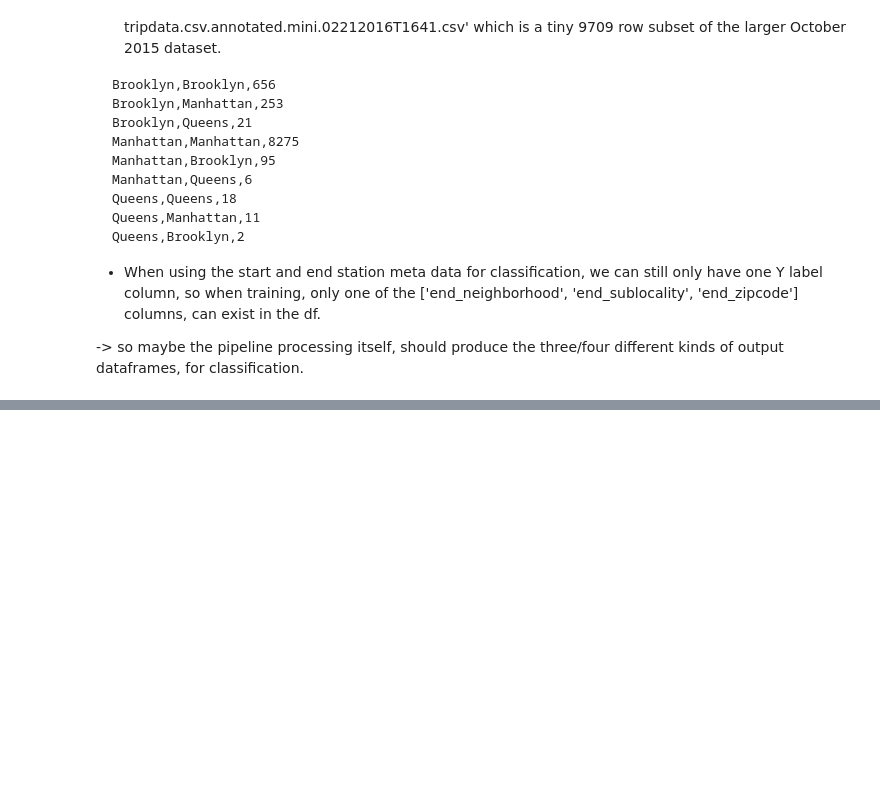
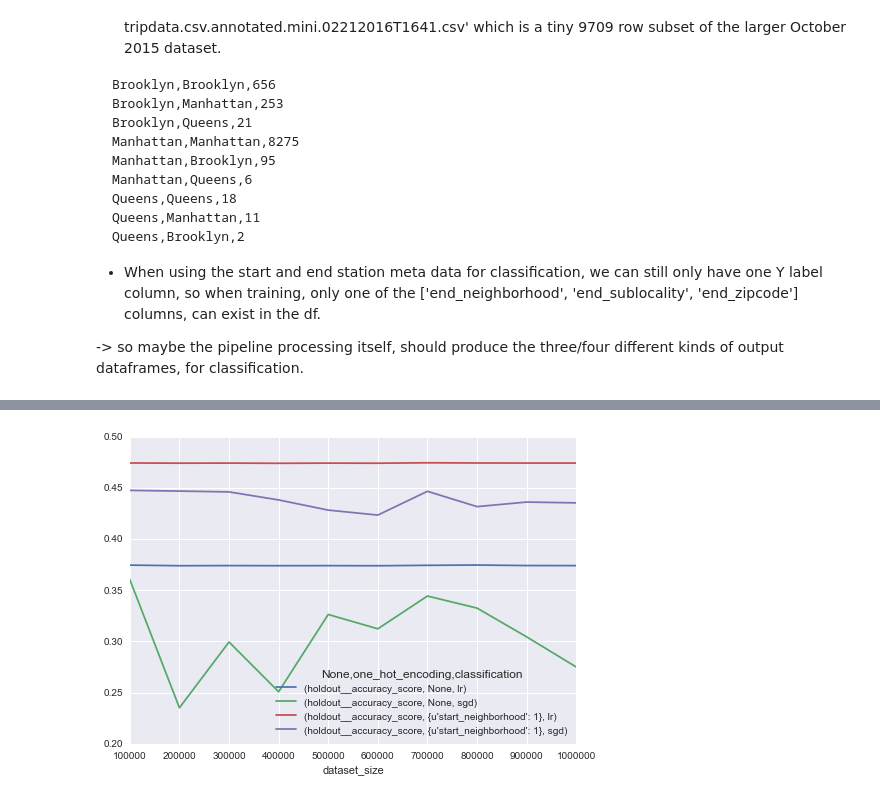
Before and after one commit to namoopsoo/learn-citibike, a Jupyter notebook: project report.ipynb, the cells around one changed output, grey strips where cells are left out. Saved outputs shown, nothing was run; the diff lists cells and outputs as text; code cells hidden in the pictures; blank space fills up the shorter version.

```diff
--- a/project report.ipynb
+++ b/project report.ipynb
@@ -328,0 +391,9 @@ df1['starttime'][:3], df1['starttime'][-3:]
+# %%
+df_holdout_accuracy = df1[['dataset_size', 'classification','one_hot_encoding', 'holdout__accuracy_score']]
+# ax = df_holdout_accuracy.groupby(['one_hot_encoding', 'dataset_size']).mean().unstack('one_hot_encoding').plot()
+df_holdout_accuracy.groupby(['one_hot_encoding', 'classification','dataset_size']).groups
+ax = df_holdout_accuracy.groupby(
+    ['one_hot_encoding', 'classification', 'dataset_size']
+).mean().unstack(['one_hot_encoding', 'classification']).plot()
+# %% [output]
+[figure, added]
```
Also changed, not shown: parts of 10 cells of this notebook.
